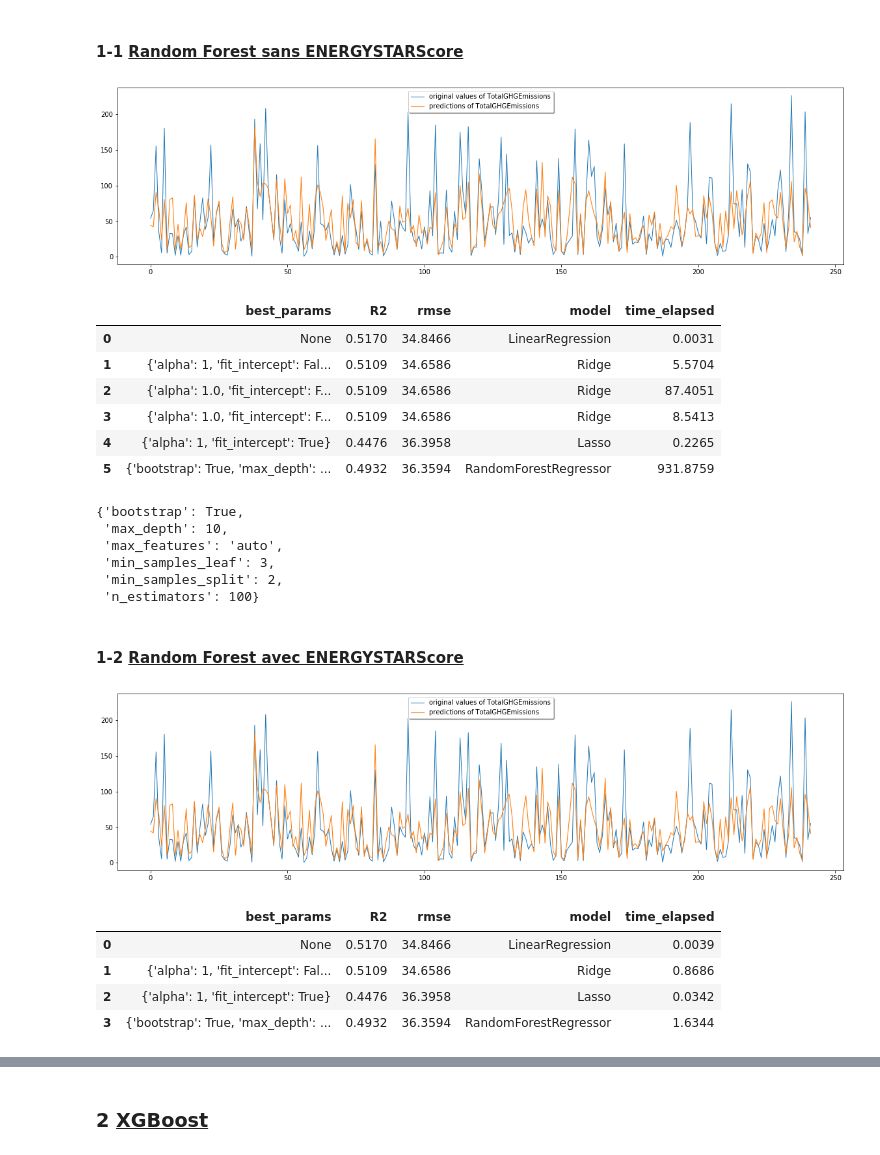
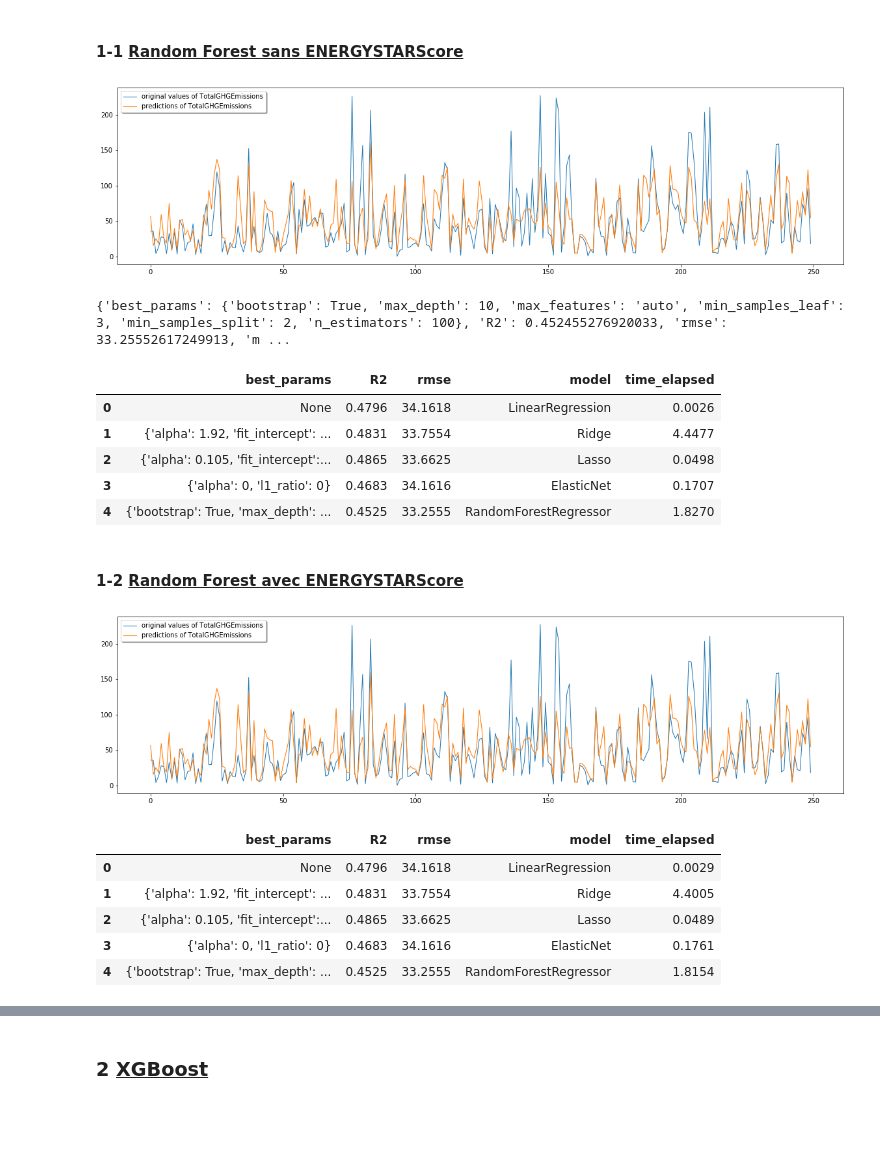
Before and after one commit to hoochycoochie/p4ml, a Jupyter notebook: DIOP_Amadou_2_notebook_prediction_082022.ipynb, the cells around one changed output, grey strips where cells are left out. Saved outputs shown, nothing was run; the diff lists cells and outputs as text; code cells hidden in the pictures; blank space fills up the shorter version.

```diff
--- a/DIOP_Amadou_2_notebook_prediction_082022.ipynb
+++ b/DIOP_Amadou_2_notebook_prediction_082022.ipynb
@@ -160,11 +137,13 @@ test_x=X_test_with_energy_star_score.values
 
 
 param_grid = [{
-    'alpha':[1],
+    #'alpha':np.arange(0.01,2.01,0.01), 1.9200000000000002
+    'alpha':[0,1,1.92,2],
     'fit_intercept':[True,False],
 
   'solver':['auto', 'svd', 'cholesky', 'lsqr', 'sparse_cg', 'sag', 'saga', 'lbfgs']
 }]
+
 
 
 model = Ridge(random_state=random_state)
@@ -188,14 +167,15 @@ test_x=X_test.values
 
 
 param_grid = [{
-    'alpha':[1],
+   # 'alpha':np.arange(0,0.99,0.001),
+     'alpha':[0.105],
     'fit_intercept':[True,False],
 
 
 }]
 
 
-scoring = 'r2'
+
 
 model = Lasso( random_state=random_state)
 result=utils.grid_search_cv_func(df,target_col,feature_cols,param_grid,scoring,model,test_size,random_state,cv,train_x,test_x,train_y,test_y)
@@ -220,15 +198,14 @@ test_x=X_test_with_energy_star_score.values
 
 
 param_grid = [{
-    'alpha':[1],
+   # 'alpha':np.arange(0,0.99,0.001),
+     'alpha':[0.105],
     'fit_intercept':[True,False],
 
 
 }]
 
 
-scoring = 'r2'
-
 model = Lasso( random_state=random_state)
 result=utils.grid_search_cv_func(df,target_col,feature_cols_with_energy_star_score,param_grid,scoring,model,test_size,random_state,cv,train_x,test_x,train_y,test_y)
 df_result_with_energy_star_score=df_result_with_energy_star_score.append(result,ignore_index = True)
@@ -271,8 +250,9 @@ df_result
 train_x=X_train_with_energy_star_score.values
 test_x=X_test_with_energy_star_score.values
 
-param_grid = [{"alpha": np.arange(0,0.5,0.01),  #coefficient qui multiplie le terme de pénalité
-              "l1_ratio": np.arange(0, 0.01, 0.001)}]#L1 ratio si = 1 équivaut à un Lasso si 0 à un Ridge
+param_grid = [{"alpha": [0],#np.arange(0,2,1),  #coefficient qui multiplie le terme de pénalité
+              "l1_ratio": [0],#np.arange(0, 1, 0.01)#L1 ratio si = 1 équivaut à un Lasso si 0 à un Ridge
+}]
 
 
 model = ElasticNet( random_state=random_state,normalize=False)
@@ -305,7 +285,7 @@ test_x=X_test.values
 
 
 
- '''
+'''
 param_grid = {
 'n_estimators':[5,20,50,100], # nombre d'arbres
 'max_features':['auto', 'sqrt'], # nombre de variables tenu en compte pour la création de chaque arbre
@@ -330,64 +310,45 @@ result=utils.grid_search_cv_func(df,target_col,feature_cols,param_grid,scoring,m
 
 
 df_result=df_result.append(result,ignore_index = True)
+print(result)
 df_result
 # %% [output]
-[figure, old version]
+[figure, new version]
+{'best_params': {'bootstrap': True, 'max_depth': 10, 'max_features': 'auto', 'min_samples_leaf': 3, 'min_samples_split': 2, 'n_estimators': 100}, 'R2': 0.452455276920033, 'rmse': 33.25552617249913, 'm ...
 |  | best_params | R2 | rmse | model | time_elapsed |
-| 0 | None | 0.5170 | 34.8466 | LinearRegression | 0.0031 |
-| 1 | {'alpha': 1, 'fit_intercept': Fal... | 0.5109 | 34.6586 | Ridge | 5.5704 |
-| 2 | {'alpha': 1.0, 'fit_intercept': F... | 0.5109 | 34.6586 | Ridge | 87.4051 |
-| 3 | {'alpha': 1.0, 'fit_intercept': F... | 0.5109 | 34.6586 | Ridge | 8.5413 |
-| 4 | {'alpha': 1, 'fit_intercept': True} | 0.4476 | 36.3958 | Lasso | 0.2265 |
-| 5 | {'bootstrap': True, 'max_depth': ... | 0.4932 | 36.3594 | RandomForestRegressor | 931.8759 |
+| 0 | None | 0.4796 | 34.1618 | LinearRegression | 0.0026 |
+| 1 | {'alpha': 1.92, 'fit_intercept': ... | 0.4831 | 33.7554 | Ridge | 4.4477 |
+| 2 | {'alpha': 0.105, 'fit_intercept':... | 0.4865 | 33.6625 | Lasso | 0.0498 |
+| 3 | {'alpha': 0, 'l1_ratio': 0} | 0.4683 | 34.1616 | ElasticNet | 0.1707 |
+| 4 | {'bootstrap': True, 'max_depth': ... | 0.4525 | 33.2555 | RandomForestRegressor | 1.8270 |
-# %%
-df_result['best_params'][5]
-# %% [output]
-{'bootstrap': True,
- 'max_depth': 10,
- 'max_features': 'auto',
- 'min_samples_leaf': 3,
- 'min_samples_split': 2,
- 'n_estimators': 100}
 # %% [markdown]
 #### 1-2 <u>Random Forest avec ENERGYSTARScore </u>
 # %%
 
 train_x=X_train_with_energy_star_score.values
 test_x=X_test_with_energy_star_score.values
 
 
 
 
 
-'''
-param_grid = {
-'n_estimators':[5,20,50,100], # nombre d'arbres
-'max_features':['auto', 'sqrt'], # nombre de variables tenu en compte pour la création de chaque arbre
-'max_depth':np.arange(10,130,10), # nombre maximum de niveaux dans chaque arbre de décision
-'min_samples_split':[2, 6, 10], # nombre minimal d'observation avant séparation du noeud
-'min_samples_leaf':[1, 3, 4], #nombre minimal d'observation pour créer une feuille
-'bootstrap':[True, False] # méthode d'échantillonnage
-}
-'''
-
 ## best params
 param_grid={'bootstrap': [True],
  'max_depth': [10],
  'max_features': ['auto'],
  'min_samples_leaf': [3],
  'min_samples_split': [2],
  'n_estimators': [100]
            }
-
 model = RandomForestRegressor(random_state=random_state)
 result=utils.grid_search_cv_func(df,target_col,feature_cols_with_energy_star_score,param_grid,scoring,model,test_size,random_state,cv,train_x,test_x,train_y,test_y)
 df_result_with_energy_star_score=df_result_with_energy_star_score.append(result,ignore_index = True)
 df_result_with_energy_star_score
 # %% [output]
-[figure, old version]
+[figure, new version]
 |  | best_params | R2 | rmse | model | time_elapsed |
-| 0 | None | 0.5170 | 34.8466 | LinearRegression | 0.0039 |
-| 1 | {'alpha': 1, 'fit_intercept': Fal... | 0.5109 | 34.6586 | Ridge | 0.8686 |
-| 2 | {'alpha': 1, 'fit_intercept': True} | 0.4476 | 36.3958 | Lasso | 0.0342 |
-| 3 | {'bootstrap': True, 'max_depth': ... | 0.4932 | 36.3594 | RandomForestRegressor | 1.6344 |
+| 0 | None | 0.4796 | 34.1618 | LinearRegression | 0.0029 |
+| 1 | {'alpha': 1.92, 'fit_intercept': ... | 0.4831 | 33.7554 | Ridge | 4.4005 |
+| 2 | {'alpha': 0.105, 'fit_intercept':... | 0.4865 | 33.6625 | Lasso | 0.0489 |
+| 3 | {'alpha': 0, 'l1_ratio': 0} | 0.4683 | 34.1616 | ElasticNet | 0.1761 |
+| 4 | {'bootstrap': True, 'max_depth': ... | 0.4525 | 33.2555 | RandomForestRegressor | 1.8154 |
```
Also changed, not shown: parts of 23 cells of this notebook, 2 other files.
